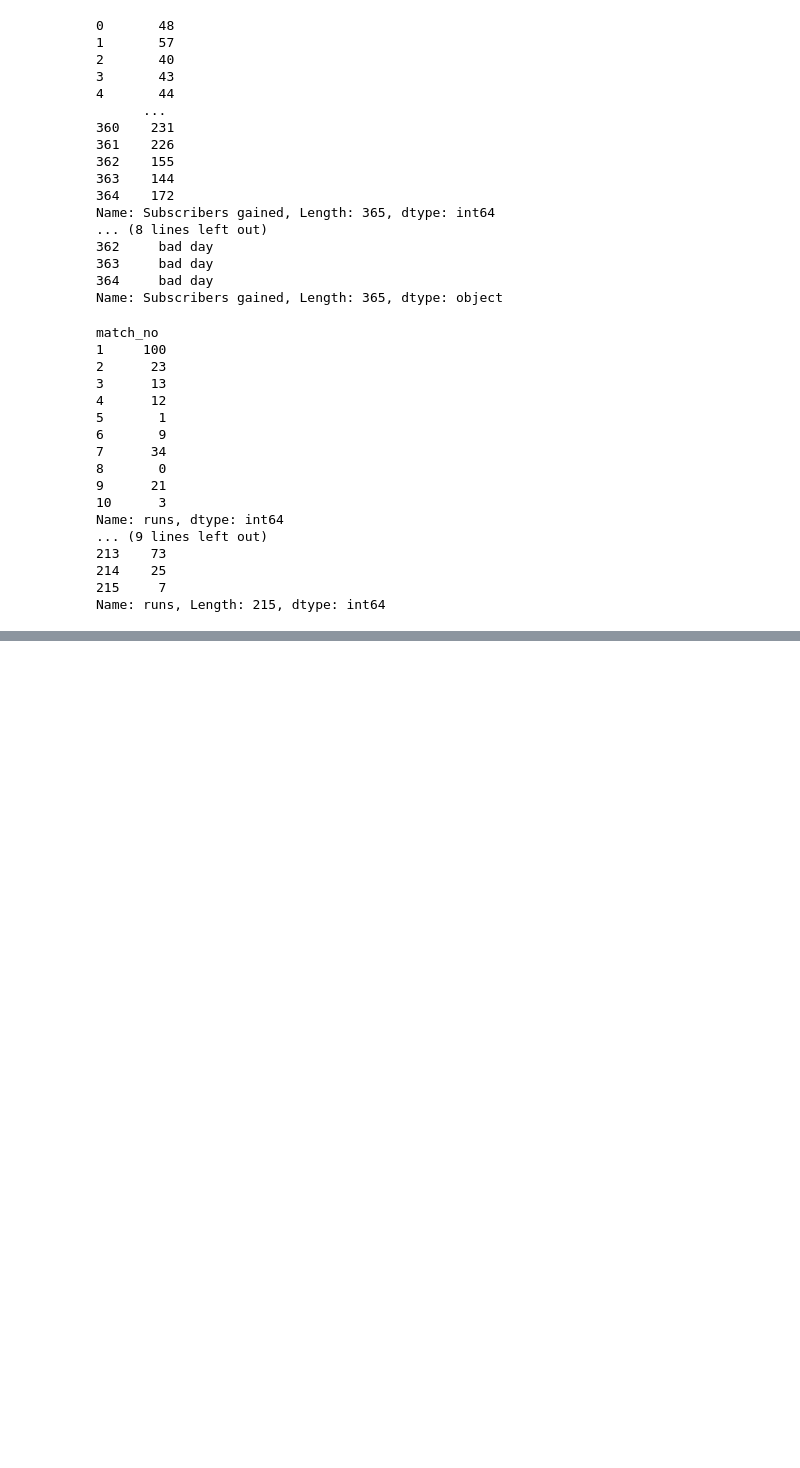
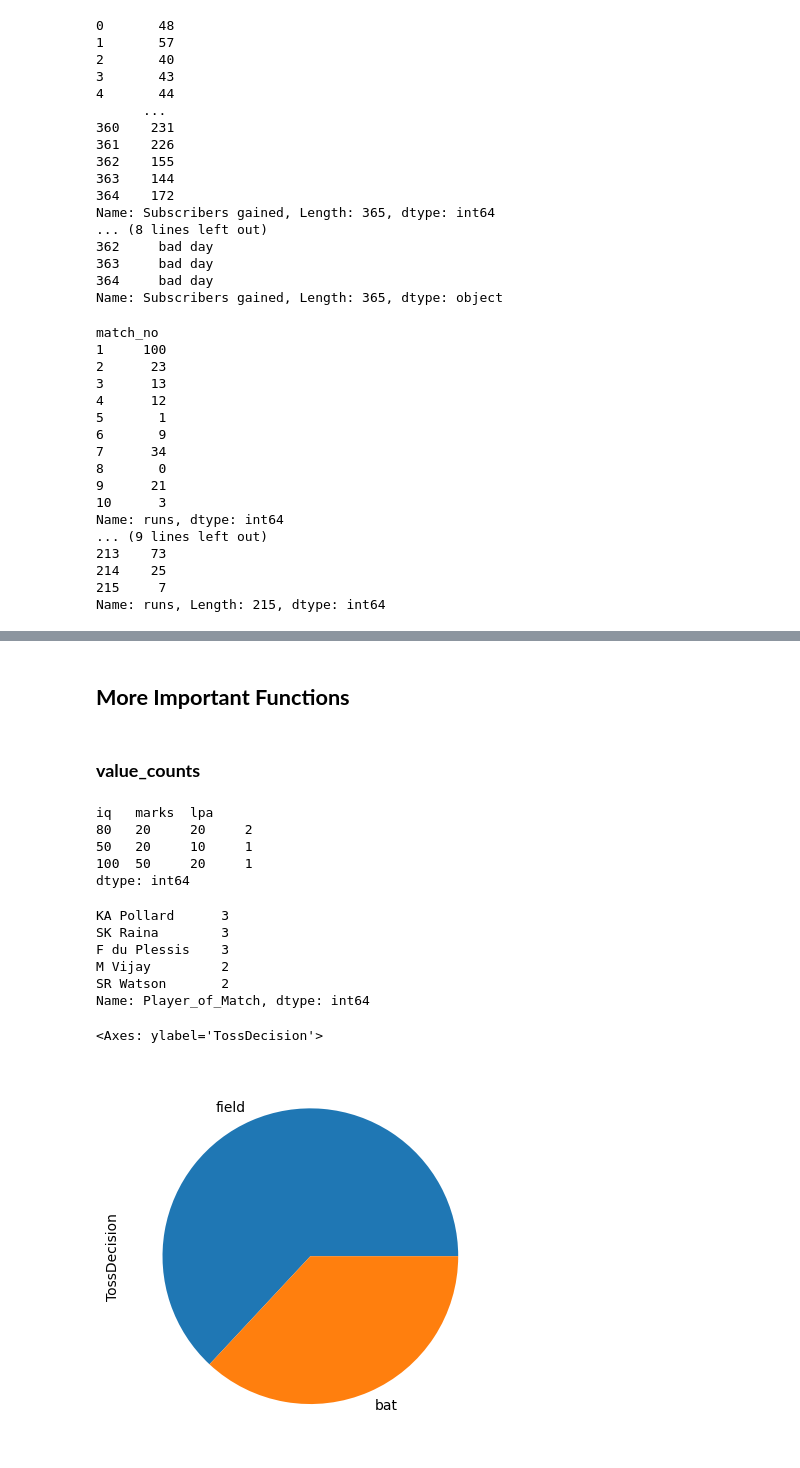
Before and after one commit to Arham097/Pandas, a Jupyter notebook: Pandas.ipynb, the cells around one changed output, grey strips where cells are left out. Cells and saved outputs as stored; diff of their text form; code cells hidden in the pictures; blank space fills up the shorter version.

Commit message:
dataframe methods completed and some practice problems solved

```diff
--- a/Pandas.ipynb
+++ b/Pandas.ipynb
@@ -921,0 +1416,2 @@ Name: runs, Length: 215, dtype: int64
+# %% [markdown]
+## **More Important Functions**
@@ -921,0 +1441,37 @@ Name: runs, Length: 215, dtype: int64
+# %% [markdown]
+### **value_counts**
+# %%
+# value_counts (both applied on series and dataframe)
+a = pd.Series([1,2,3,1,1,4,5]) # count the occurences of each number
+a.value_counts()
+
+b = pd.DataFrame([
+  [100,50,20],
+  [50,20,10],
+  [80,20,20],
+  [80,20,20]
+],columns=['iq','marks','lpa'])
+b.value_counts() # count the occurence of each row
+# %% [output]
+iq   marks  lpa
+80   20     20     2
+50   20     10     1
+100  50     20     1
+dtype: int64
+# %%
+# count which top 5 players which win man of the man matches in other than league matches
+ipl = pd.read_csv('ipl-matches.csv')
+ipl[~ipl['MatchNumber'].str.isdigit()]['Player_of_Match'].value_counts().sort_values(ascending=False).head(5)
+# %% [output]
+KA Pollard      3
+SK Raina        3
+F du Plessis    3
+M Vijay         2
+SR Watson       2
+Name: Player_of_Match, dtype: int64
+# %%
+# Toss Decision Plot
+ipl['TossDecision'].value_counts().plot(kind='pie')
+# %% [output]
+<Axes: ylabel='TossDecision'>
+[figure, added]
```
Also changed, not shown: parts of 93 cells of this notebook, 5 other files.
